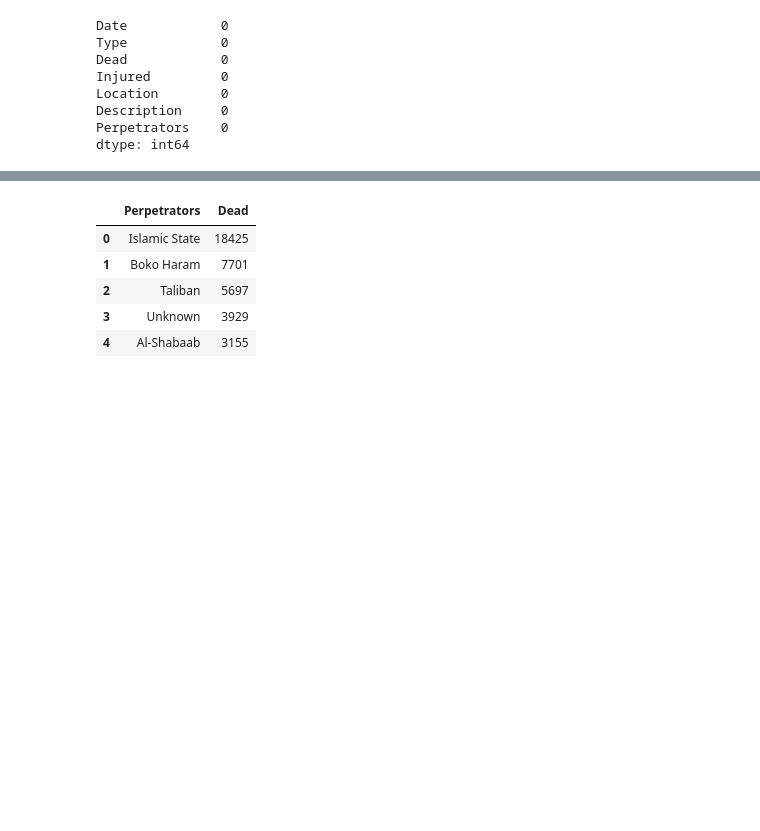
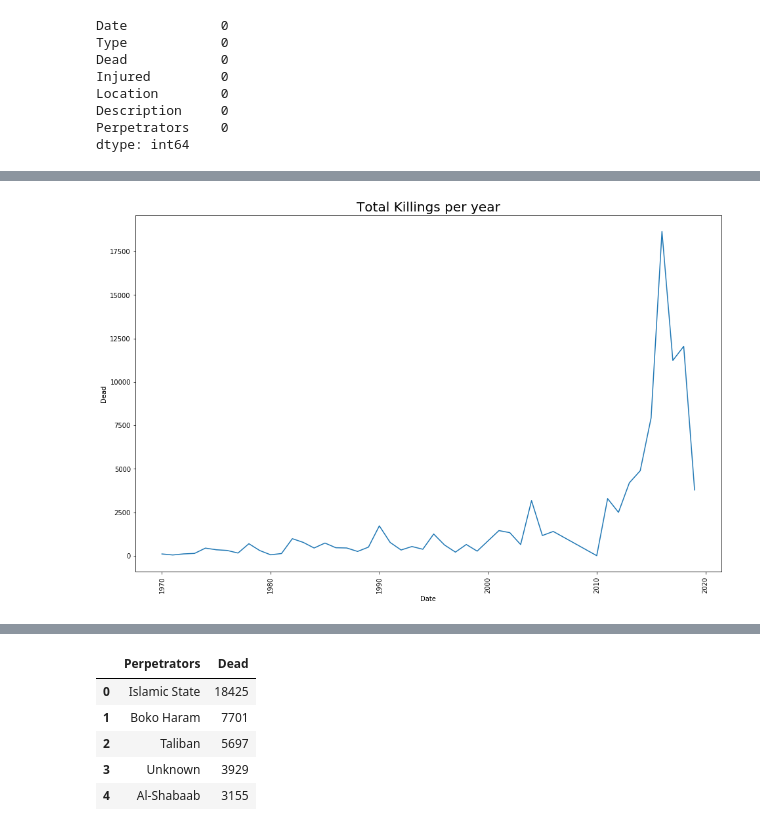
Before and after one commit to SupChanda/Predicting-perpetrators-of-global-terrorism, a Jupyter notebook: Predicting Perpetrator using Machine Learning algorithm.ipynb, the cells around one changed output, grey strips where cells are left out. Saved outputs shown, nothing was run; the diff lists cells and outputs as text; code cells hidden in the pictures; blank space fills up the shorter version.

```diff
--- a/Predicting Perpetrator using Machine Learning algorithm.ipynb
+++ b/Predicting Perpetrator using Machine Learning algorithm.ipynb
@@ -130,0 +141,13 @@ TerrorDTframe_notna.to_csv('C:\\Users\\supratik chanda\\Documents\\All Docs\\Fin
+# %%
+killing_worldwide = TerrorDTframe_notna.groupby('Date').agg({'Dead':np.sum})
+killing_worldwide =killing_worldwide .reset_index(drop=False)
+import squarify
+plt.figure(figsize=(16,10))
+sns.lineplot(x=killing_worldwide['Date'],y=killing_worldwide['Dead'])
+#squarify.plot(sizes=killing_worldwide['Dead'], label=killing_worldwide['Date'],alpha=0.4)
+#plt.axis('off')
+plt.title('Total Killings per year',fontsize=20)
+plt.xticks(rotation=90)
+plt.show()
+# %% [output]
+[figure, added]
```
Also changed, not shown: parts of 63 cells of this notebook.
